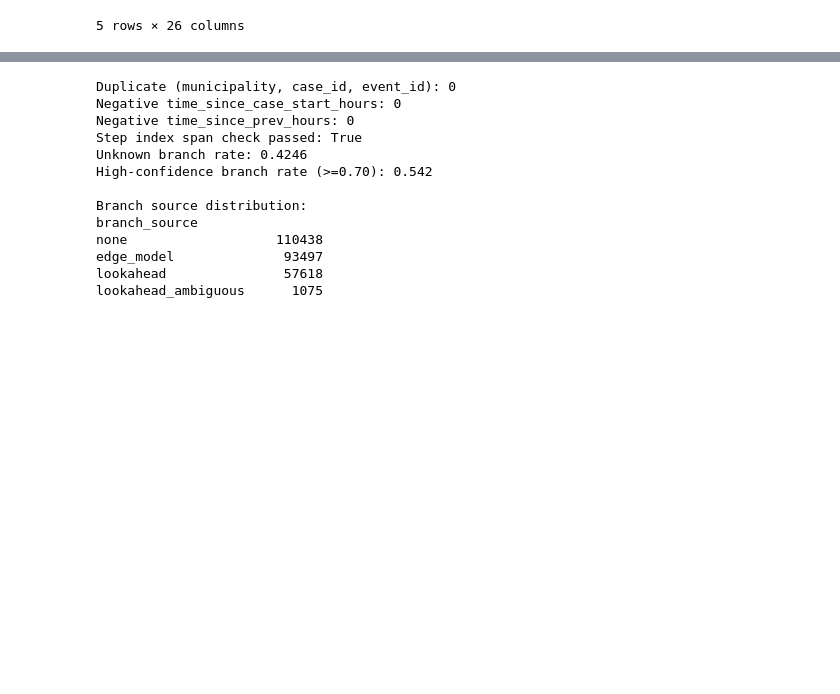
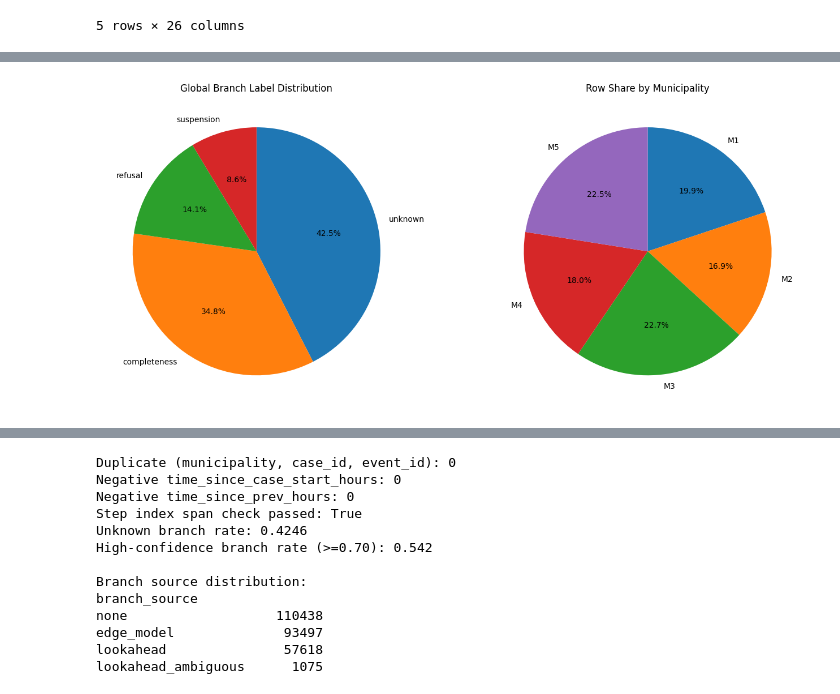
Before and after one commit to praharshaAdhikari/bureaucratic-workflow-analyzer, a Jupyter notebook: step2_case_step_features.ipynb, the cells around one changed output, grey strips where cells are left out. Cells and saved outputs as stored; diff of their text form; code cells hidden in the pictures; blank space fills up the shorter version.

Commit message:
before mid defense final

```diff
--- a/step2_case_step_features.ipynb
+++ b/step2_case_step_features.ipynb
@@ -473,0 +483,93 @@ suspension       22697
+# %%
+import math
+import matplotlib.pyplot as plt
+
+# Focus columns for quick interpretation
+important_feature_cols = [
+    'municipality', 'case_id', 'event_id', 'timestamp', 'activity',
+    'step_index', 'trace_length', 'stage_rank',
+    'time_since_case_start_hours', 'time_since_prev_hours',
+    'rework_count_activity', 'seen_activity_before',
+    'is_rare_transition_to_next', 'is_backbone_transition_to_next',
+    'branch_label', 'branch_confidence',
+    'is_terminal_event', 'case_will_complete', 'case_completed'
+ ]
+
+# Keep only columns that exist (safe if schema changes slightly)
+important_feature_cols = [c for c in important_feature_cols if c in features_df.columns]
+
+# ---------- Row previews ----------
+preview_n = 10
+
+print('=== Global important feature rows (first 10) ===')
+display(features_df[important_feature_cols].head(preview_n))
+
+print('\n=== Important feature rows by municipality (first 10 each) ===')
+for m in sorted(features_df['municipality'].dropna().unique()):
+    print(f'\nMunicipality M{int(m)}')
+    display(
+        features_df.loc[features_df['municipality'] == m, important_feature_cols]
+        .head(preview_n)
+    )
+
+# ---------- Pie charts: branch-label distribution ----------
+label_col = 'branch_label'
+branch_global = features_df[label_col].fillna('missing').value_counts()
+
+fig, axes = plt.subplots(1, 2, figsize=(14, 6))
+
+# Global pie
+axes[0].pie(
+    branch_global.values,
+    labels=branch_global.index,
+    autopct='%1.1f%%',
+    startangle=90,
+    counterclock=False
+ )
+axes[0].set_title('Global Branch Label Distribution')
+
+# Municipality pie (share of rows by municipality)
+m_counts = features_df['municipality'].value_counts().sort_index()
+axes[1].pie(
+    m_counts.values,
+    labels=[f'M{int(m)}' for m in m_counts.index],
+    autopct='%1.1f%%',
+    startangle=90,
+    counterclock=False
+ )
+axes[1].set_title('Row Share by Municipality')
+
+plt.tight_layout()
+plt.show()
+
+# Per-municipality branch pies
+municipalities = sorted(features_df['municipality'].dropna().unique())
+n = len(municipalities)
+cols = 3
+rows = math.ceil(n / cols)
+fig, axes = plt.subplots(rows, cols, figsize=(5 * cols, 4.5 * rows))
+axes = axes.flatten()
+
+for idx, m in enumerate(municipalities):
+    ax = axes[idx]
+    counts = (
+        features_df.loc[features_df['municipality'] == m, label_col]
+        .fillna('missing')
+        .value_counts()
+    )
+    ax.pie(
+        counts.values,
+        labels=counts.index,
+        autopct='%1.1f%%',
+        startangle=90,
+        counterclock=False
+    )
+    ax.set_title(f'M{int(m)} Branch Labels')
+
+# Hide any unused subplot axes
+for j in range(len(municipalities), len(axes)):
+    axes[j].axis('off')
+
+plt.tight_layout()
+plt.show()
+# %% [output]
@@ -473,0 +650 @@ suspension       22697
+[figure, added]
```
Also changed, not shown: parts of 5 cells of this notebook, 22 other files.
